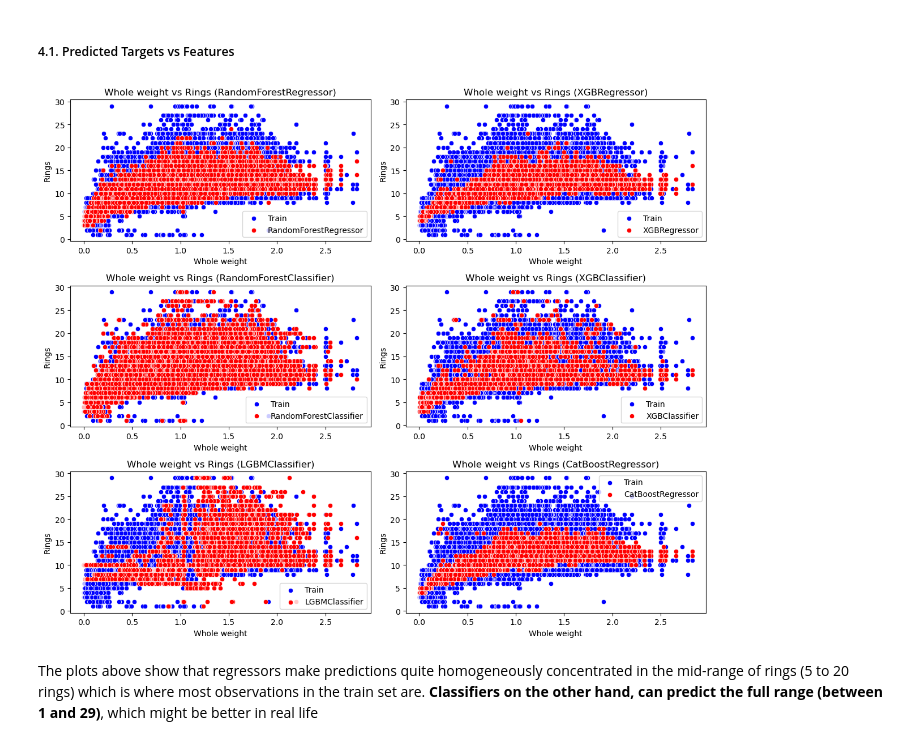
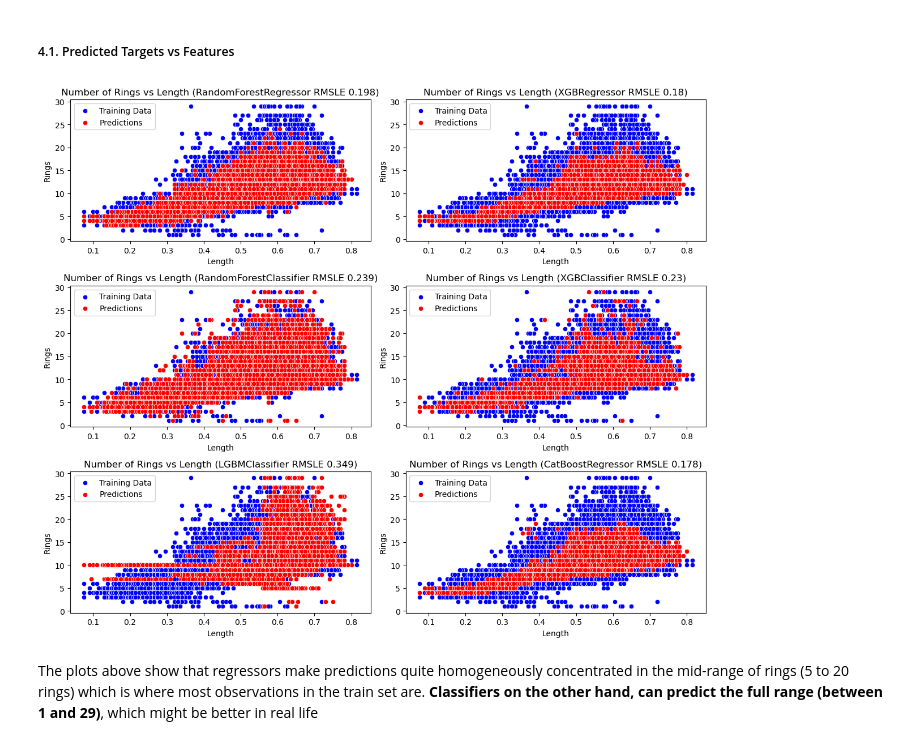
Before and after one commit to MikMar99/Optimising-Abalone-Price-through-Age-Prediction, a Jupyter notebook: model_selection.ipynb, the cells around one changed output. Saved outputs shown, nothing was run; the diff lists cells and outputs as text; code cells hidden in the pictures.

```diff
--- a/model_selection.ipynb
+++ b/model_selection.ipynb
@@ -174,36 +174,53 @@ predictions_full.head()
 ##### 4.1. Predicted Targets vs Features
 # %%
 # Select feature to plot against the target
-feature = 'Whole weight'
+feature = 'Length'
 
 # Create a new figure with a 2x2 grid layout
 fig, axs = plt.subplots(3, 2, figsize=(12, 10))
 
 # Iterate over each model and subplot position
 for i, model in enumerate(predictions_df.columns):
     # Determine the position of the subplot in the grid
     row = i // 2
     col = i % 2
 
     # Plot Diameter vs Rings for train_mod in blue
-    sns.scatterplot(x=feature, y='Rings', data=train_mod, color='blue', label='Train', ax=axs[row, col])
+    sns.scatterplot(x=feature, y='Rings', data=train_mod, color='blue', label='Training Data', ax=axs[row, col])
 
     # Plot Diameter vs Rings for predictions_full in red
-    sns.scatterplot(x=feature, y=model, data=predictions_full, color='red', label=model, ax=axs[row, col])
+    sns.scatterplot(x=feature, y=model, data=predictions_full, color='red', label='Predictions', ax=axs[row, col])
+
+    # Get the RMSLE score to diplay on the Titles
+
+    if model == "RandomForestRegressor":
+        mean_rmsle = performance_df.loc['mean_rmsle','RandomForestRegressor']
+    elif model == "XGBRegressor":
+        mean_rmsle = performance_df.loc['mean_rmsle','XGBRegressor']
+    elif model == "RandomForestClassifier":
+        mean_rmsle = performance_df.loc['mean_rmsle','RandomForestClassifier']
+    elif model == "XGBClassifier":
+        mean_rmsle = performance_df.loc['mean_rmsle','XGBClassifier']
+    elif model == "LGBMClassifier":
+        mean_rmsle = performance_df.loc['mean_rmsle','LGBMClassifier']
+    else:
+        mean_rmsle = performance_df.loc['mean_rmsle','CatBoostRegressor']
+
+    mean_rmsle = round(mean_rmsle,3)
 
     # Add title and labels
-    axs[row, col].set_title(f'{feature} vs Rings ({model})')
+    axs[row, col].set_title(f'Number of Rings vs {feature} ({model} RMSLE {mean_rmsle})')
     axs[row, col].set_xlabel(feature)
     axs[row, col].set_ylabel('Rings')
     axs[row, col].legend()
 
 # Adjust layout to prevent overlap
 plt.tight_layout()
 
-# Show the plot
-plt.show()
+# Save the plot as a PNG file
+plt.savefig('data/model_selection.png')
 # %% [output]
-[figure, old version]
+[figure, new version]
 # %% [markdown]
 The plots above show that regressors make predictions quite homogeneously concentrated in the mid-range of rings (5 to 20 rings) which is where most observations in the train set are. **Classifiers on the other hand, can predict the full range (between 1 and 29)**, which might be better in real life
 # %% [markdown]
```
Also changed, not shown: parts of 5 cells of this notebook, 9 other files.
